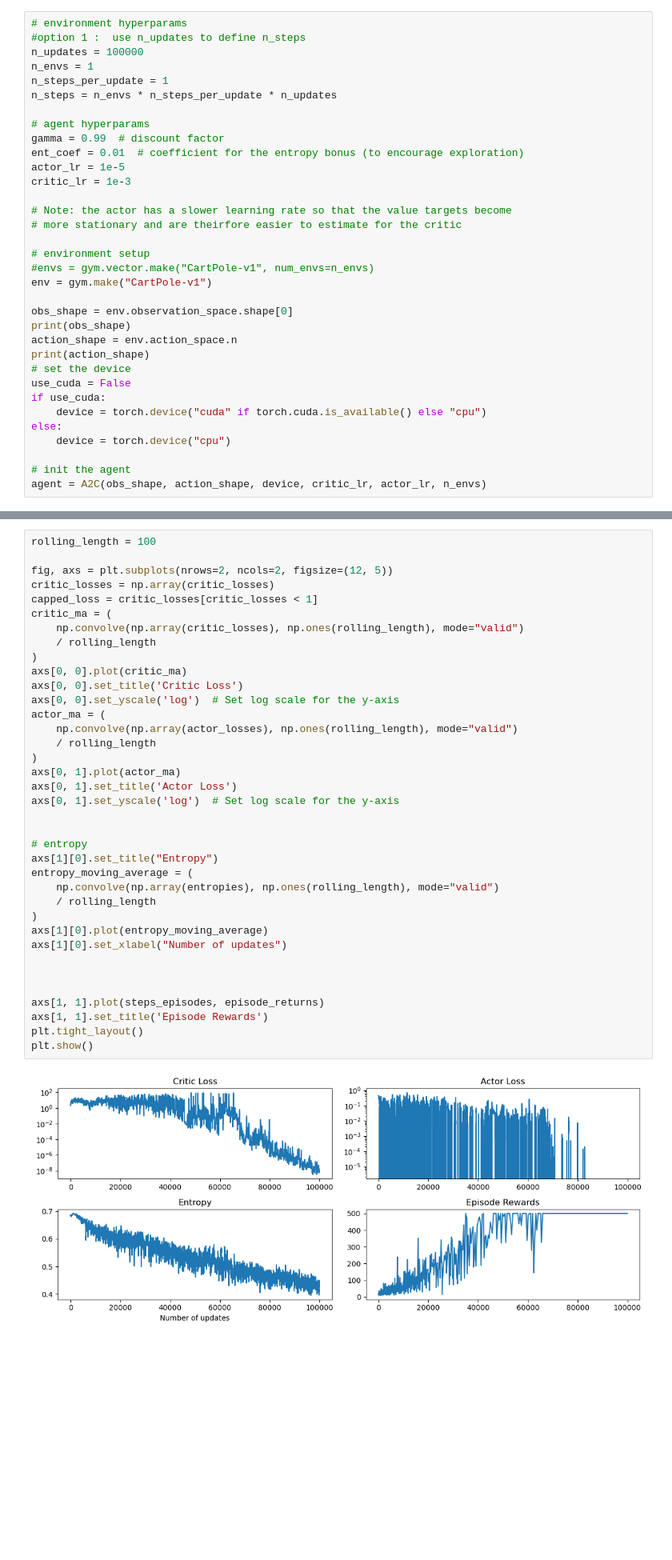
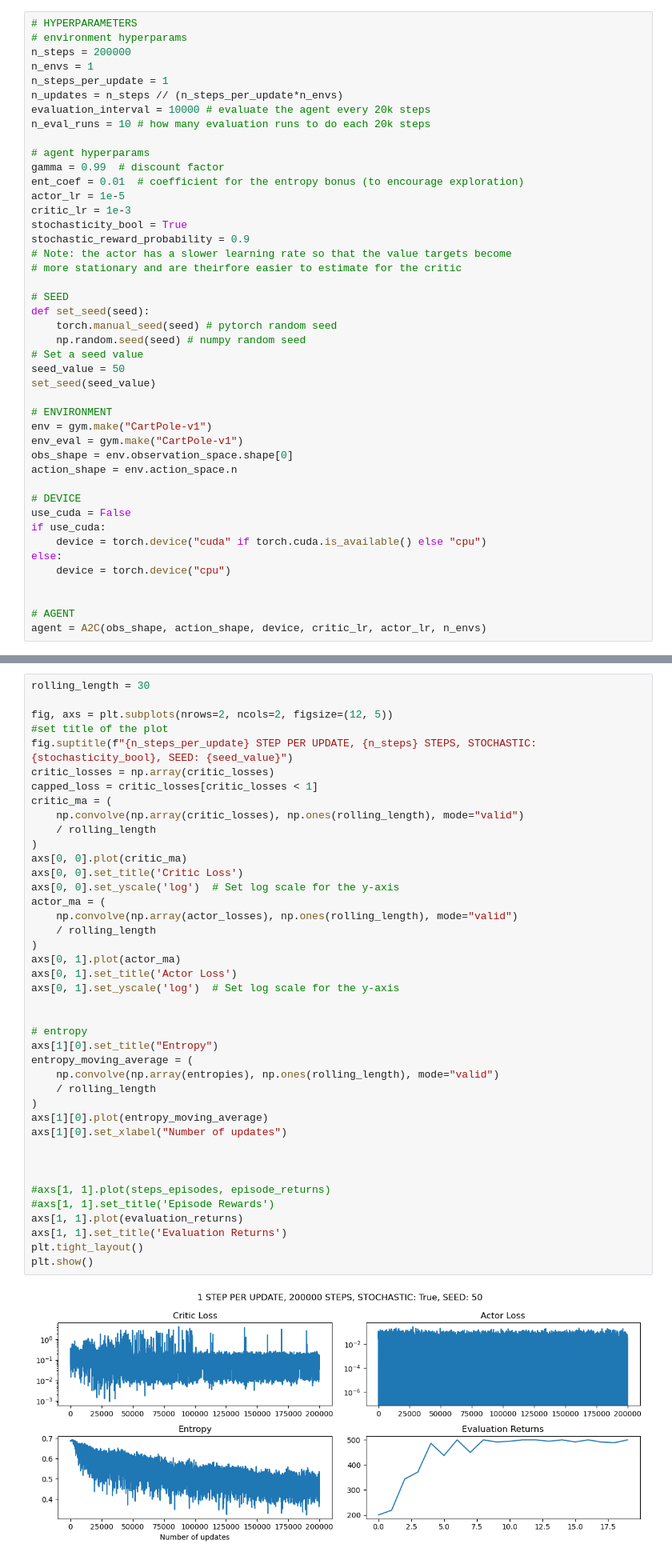
Before and after one commit to AlexisCogne/ANN_project, a Jupyter notebook: test_imp_boot.ipynb, the cells around one changed output, grey strips where cells are left out. Shown: that part at 80% size. Cells and saved outputs as stored; diff of their text form; blank space fills up the shorter version.

Commit message:
updated bootstrap and seed

```diff
--- a/test_imp_boot.ipynb
+++ b/test_imp_boot.ipynb
@@ -40,34 +22,44 @@ tensor([[0],
 # %%
+# HYPERPARAMETERS
 # environment hyperparams
-#option 1 :  use n_updates to define n_steps
-n_updates = 100000
+n_steps = 200000
 n_envs = 1
 n_steps_per_update = 1
-n_steps = n_envs * n_steps_per_update * n_updates
+n_updates = n_steps // (n_steps_per_update*n_envs)
+evaluation_interval = 10000 # evaluate the agent every 20k steps
+n_eval_runs = 10 # how many evaluation runs to do each 20k steps
 
 # agent hyperparams
 gamma = 0.99  # discount factor
 ent_coef = 0.01  # coefficient for the entropy bonus (to encourage exploration)
 actor_lr = 1e-5
 critic_lr = 1e-3
-
+stochasticity_bool = True
+stochastic_reward_probability = 0.9
 # Note: the actor has a slower learning rate so that the value targets become
 # more stationary and are theirfore easier to estimate for the critic
 
-# environment setup
-#envs = gym.vector.make("CartPole-v1", num_envs=n_envs)
+# SEED
+def set_seed(seed):
+    torch.manual_seed(seed) # pytorch random seed
+    np.random.seed(seed) # numpy random seed
+# Set a seed value
+seed_value = 50
+set_seed(seed_value)
+
+# ENVIRONMENT
 env = gym.make("CartPole-v1")
+env_eval = gym.make("CartPole-v1")
+obs_shape = env.observation_space.shape[0]
+action_shape = env.action_space.n
 
-obs_shape = env.observation_space.shape[0]
-print(obs_shape)
-action_shape = env.action_space.n
-print(action_shape)
-# set the device
+# DEVICE
 use_cuda = False
 if use_cuda:
     device = torch.device("cuda" if torch.cuda.is_available() else "cpu")
 else:
     device = torch.device("cpu")
 
-# init the agent
+
+# AGENT
 agent = A2C(obs_shape, action_shape, device, critic_lr, actor_lr, n_envs)
@@ -169,39 +210,43 @@ for steps in tqdm(range(n_updates)):
 # %%
-rolling_length = 100
+rolling_length = 30
 
 fig, axs = plt.subplots(nrows=2, ncols=2, figsize=(12, 5))
+#set title of the plot
+fig.suptitle(f"{n_steps_per_update} STEP PER UPDATE, {n_steps} STEPS, STOCHASTIC: {stochasticity_bool}, SEED: {seed_value}")
 critic_losses = np.array(critic_losses)
 capped_loss = critic_losses[critic_losses < 1]
 critic_ma = (
     np.convolve(np.array(critic_losses), np.ones(rolling_length), mode="valid")
     / rolling_length
 )
 axs[0, 0].plot(critic_ma)
 axs[0, 0].set_title('Critic Loss')
 axs[0, 0].set_yscale('log')  # Set log scale for the y-axis
 actor_ma = (
     np.convolve(np.array(actor_losses), np.ones(rolling_length), mode="valid")
     / rolling_length
 )
 axs[0, 1].plot(actor_ma)
 axs[0, 1].set_title('Actor Loss')
 axs[0, 1].set_yscale('log')  # Set log scale for the y-axis
 
 
 # entropy
 axs[1][0].set_title("Entropy")
 entropy_moving_average = (
     np.convolve(np.array(entropies), np.ones(rolling_length), mode="valid")
     / rolling_length
 )
 axs[1][0].plot(entropy_moving_average)
 axs[1][0].set_xlabel("Number of updates")
 
 
 
-axs[1, 1].plot(steps_episodes, episode_returns)
-axs[1, 1].set_title('Episode Rewards')
+#axs[1, 1].plot(steps_episodes, episode_returns)
+#axs[1, 1].set_title('Episode Rewards')
+axs[1, 1].plot(evaluation_returns)
+axs[1, 1].set_title('Evaluation Returns')
 plt.tight_layout()
 plt.show()
 # %% [output]
-[figure, old version]
+[figure, new version]
```
Also changed, not shown: parts of 28 cells of this notebook, 9 other files.
